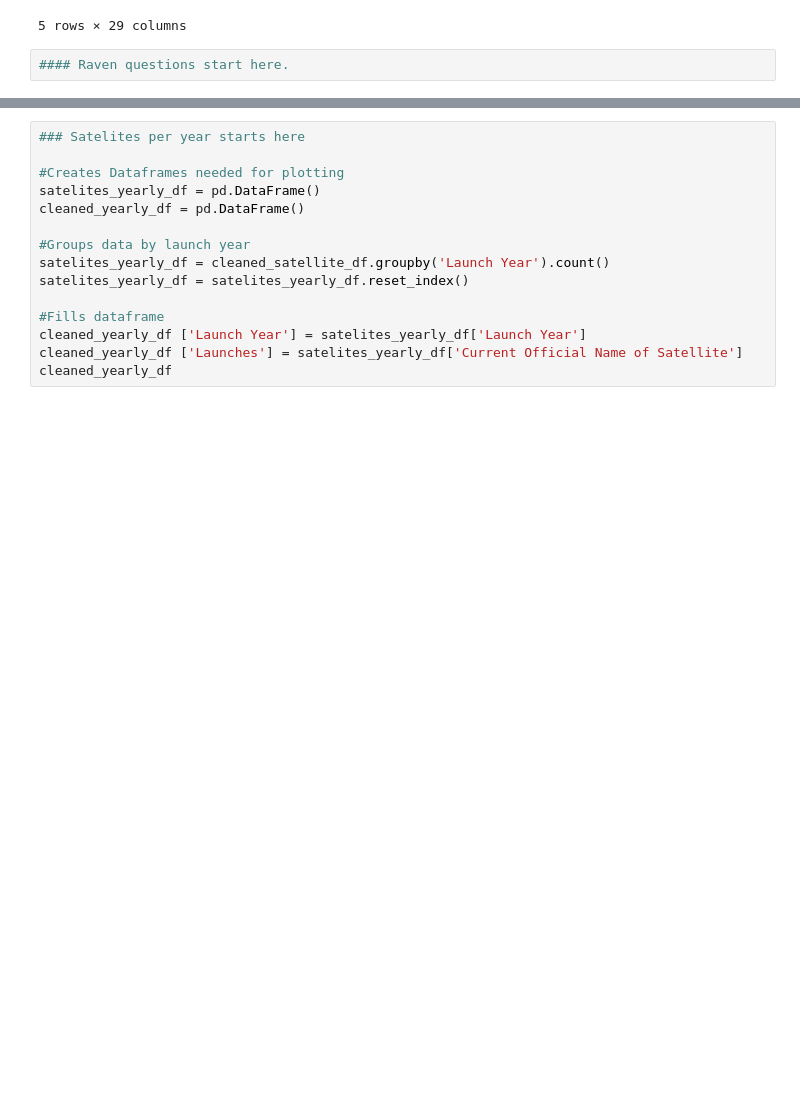
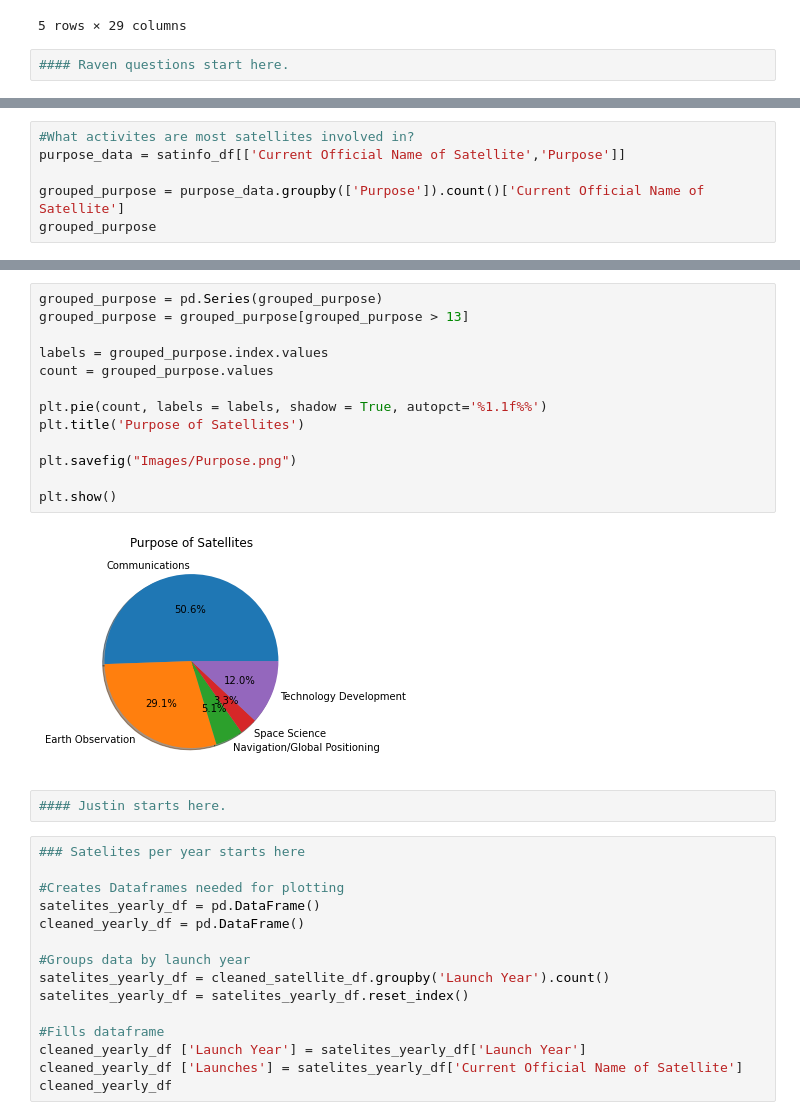
Before and after one commit to jdmerryman88/Worldwide_Satellite_Analysis, a Jupyter notebook: final.ipynb, the cells around one changed output, grey strips where cells are left out. Saved outputs shown, nothing was run; the diff lists cells and outputs as text; blank space fills up the shorter version.

```diff
--- a/final.ipynb
+++ b/final.ipynb
@@ -130,0 +230,6 @@ cleaned_satellite_df.head()
+# %%
+#What activites are most satellites involved in?
+purpose_data = satinfo_df[['Current Official Name of Satellite','Purpose']]
+
+grouped_purpose = purpose_data.groupby(['Purpose']).count()['Current Official Name of Satellite']
+grouped_purpose
@@ -131,3 +254,20 @@ cleaned_satellite_df.head()
+# %%
+grouped_purpose = pd.Series(grouped_purpose)
+grouped_purpose = grouped_purpose[grouped_purpose > 13]
+
+labels = grouped_purpose.index.values
+count = grouped_purpose.values
+
+plt.pie(count, labels = labels, shadow = True, autopct='%1.1f%%')
+plt.title('Purpose of Satellites')
+
+plt.savefig("Images/Purpose.png")
+
+plt.show()
+# %% [output]
+[figure, added]
+# %%
+#### Justin starts here.
 # %%
 ### Satelites per year starts here
 
```
Also changed, not shown: parts of 15 cells of this notebook, 11 other files.
